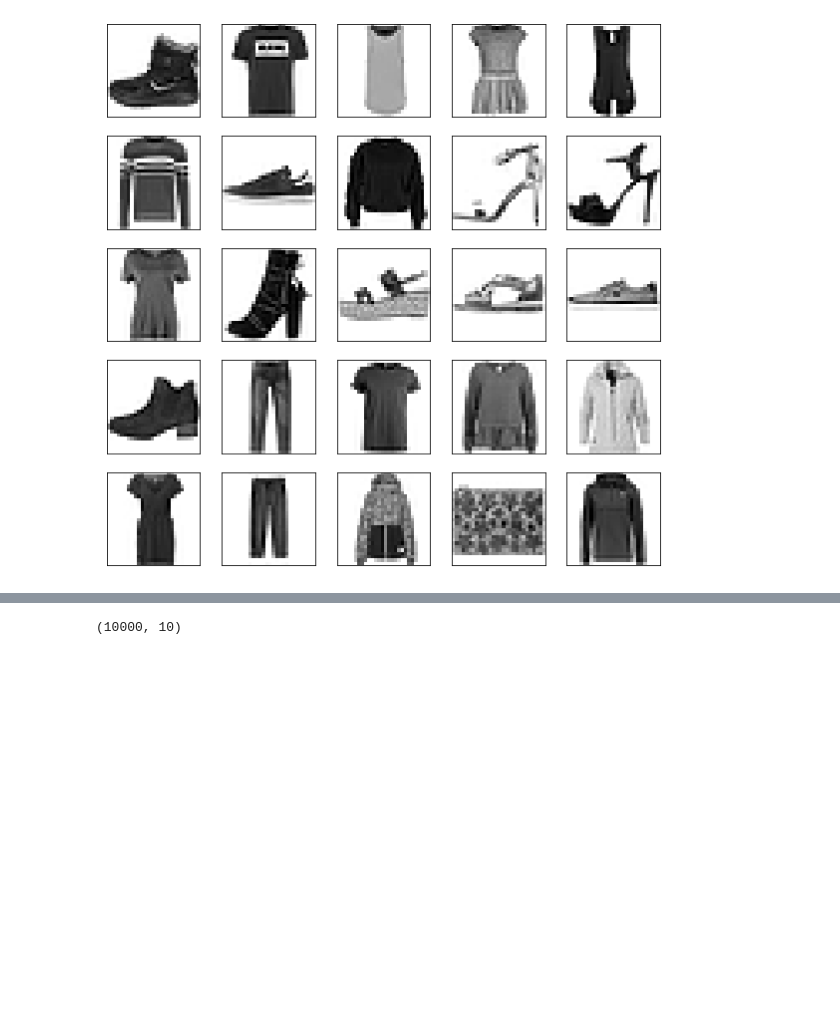
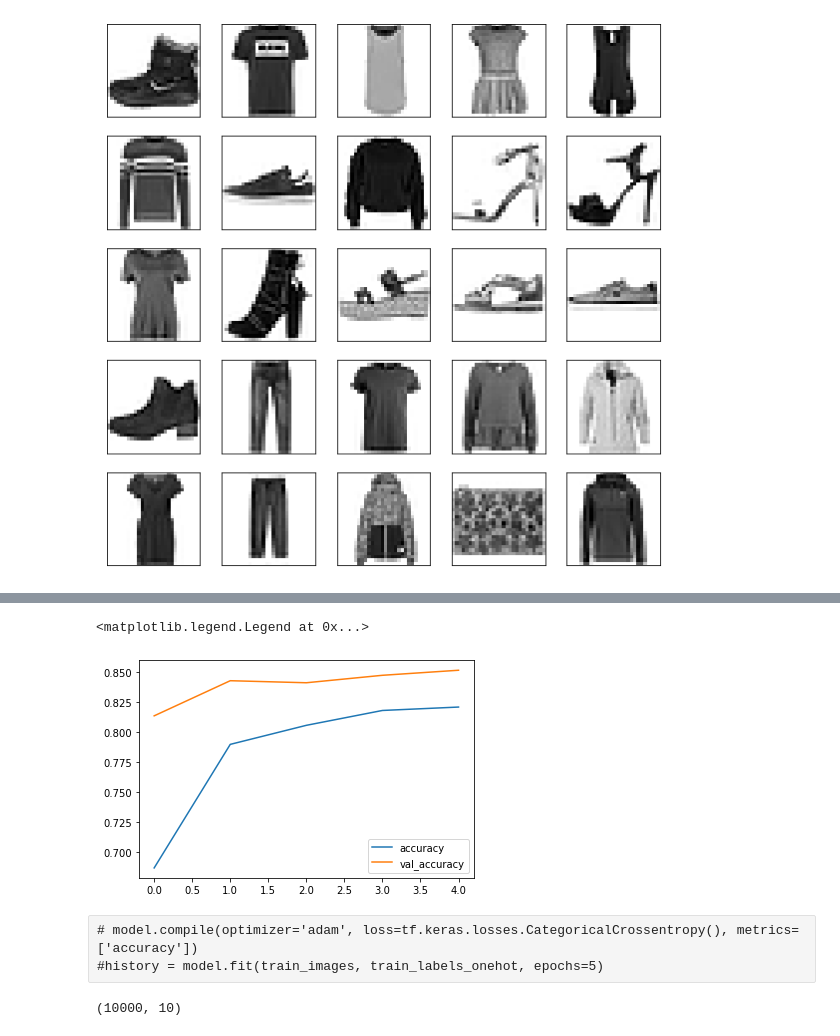
Before and after one commit to michaelsoft/MLTest, a Jupyter notebook: Test-FashionMNist.ipynb, the cells around one changed output, grey strips where cells are left out. Cells and saved outputs as stored; diff of their text form; code cells hidden in the pictures; blank space fills up the shorter version.

```diff
--- a/Test-FashionMNist.ipynb
+++ b/Test-FashionMNist.ipynb
@@ -81,3 +98,13 @@ Epoch 5/5
+# %%
+plt.plot(history.epoch, history.history.get('accuracy'), label='accuracy')
+plt.plot(history.epoch, history.history.get('val_accuracy'), label='val_accuracy')
+plt.legend()
+# %% [output]
+<matplotlib.legend.Legend at 0x...>
+[figure, added]
+# %% [raw]
+# model.compile(optimizer='adam', loss=tf.keras.losses.CategoricalCrossentropy(), metrics=['accuracy'])
+#history = model.fit(train_images, train_labels_onehot, epochs=5)
 # %%
 predict = model.predict(test_images)
 predict.shape
```
Also changed, not shown: parts of 10 cells of this notebook.
